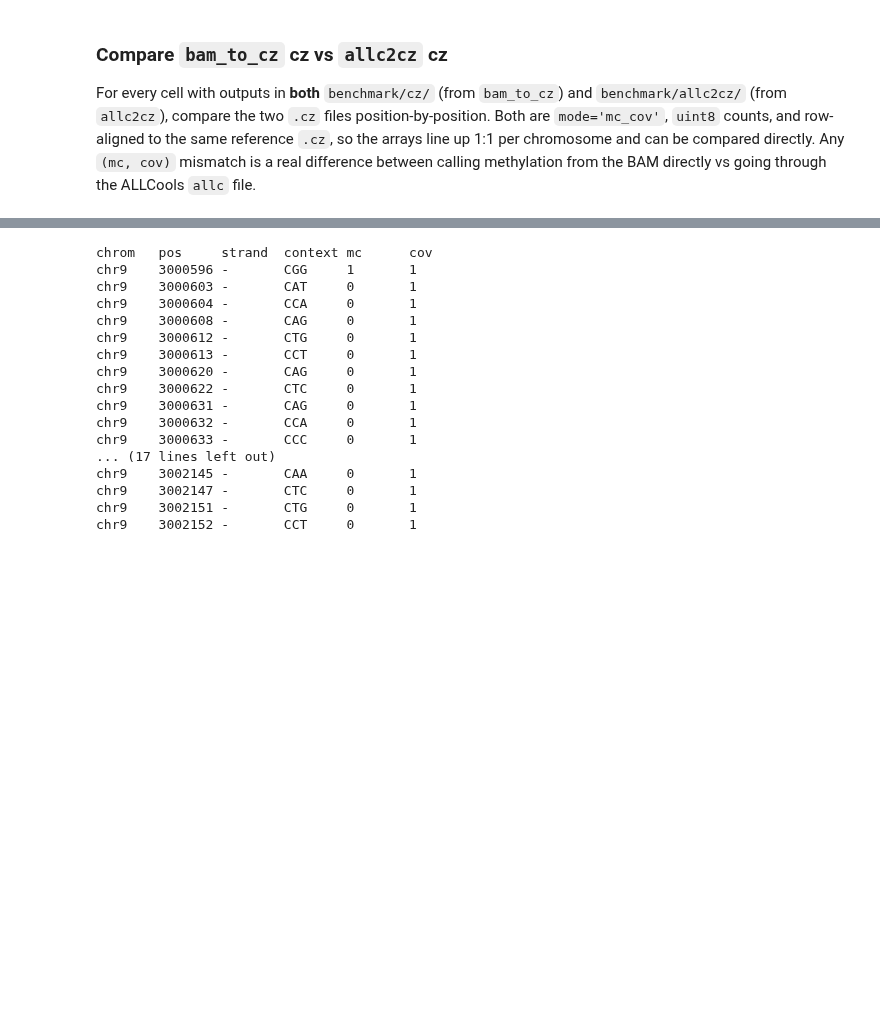
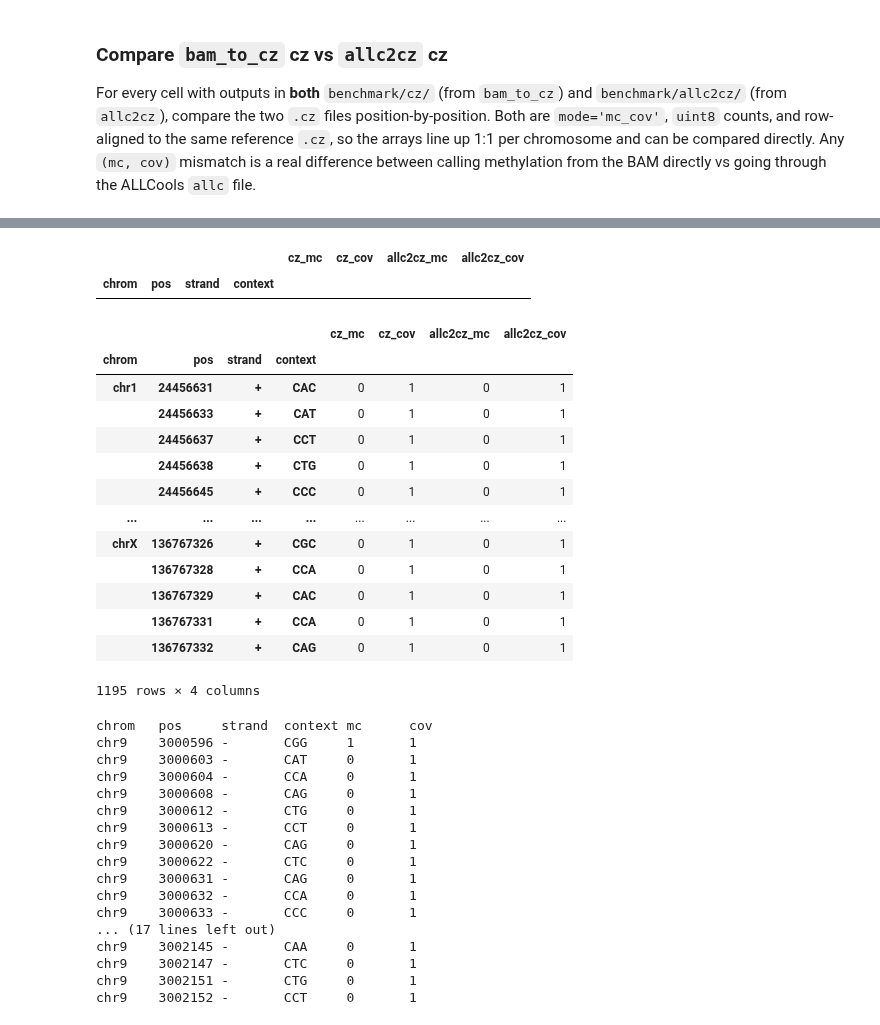
Before and after one commit to DingWB/cytozip, a Jupyter notebook: notebooks/benchmark/benchmark_methylation_calling.ipynb, the cells around one changed output, grey strips where cells are left out. Drawn from its saved outputs; the diff is of its cells as text; code cells hidden in the pictures; blank space fills up the shorter version.

```diff
--- a/notebooks/benchmark/benchmark_methylation_calling.ipynb
+++ b/notebooks/benchmark/benchmark_methylation_calling.ipynb
@@ -954,3 +893,33 @@ comparing 10 cell(s): bam_to_cz vs allc2cz
   total (mc,cov) mismatches : 0  (0%)
+# %%
+from cytozip import Reader
+reader1=Reader("benchmark/cz/UWA7648_CX1819_NAC_1_P13-1-I24-B15.cz")
+df1=reader1.to_df(reference="~/Ref/hg38/hg38_with_chrL.allc.cz")
+df1.rename(columns={'mc':'cz_mc','cov':'cz_cov'},inplace=True)
+reader2=Reader("benchmark/allc2cz/UWA7648_CX1819_NAC_1_P13-1-I24-B15.cz")
+df2=reader2.to_df(reference="~/Ref/hg38/hg38_with_chrL.allc.cz")
+df2.rename(columns={'mc':'allc2cz_mc','cov':'allc2cz_cov'},inplace=True)
+df=pd.concat([df1.set_index(['chrom','pos','strand','context']),df2.set_index(['chrom','pos','strand','context'])],axis=1)
+df.loc[(df.cz_mc != df.allc2cz_mc) | (df.cz_cov != df.allc2cz_cov)]
+# %% [output]
+|  |  |  |  | cz_mc | cz_cov | allc2cz_mc | allc2cz_cov |
+| chrom | pos | strand | context |  |  |  |  |
+# %%
+df
+# %% [output]
+|  |  |  |  | cz_mc | cz_cov | allc2cz_mc | allc2cz_cov |
+| chrom | pos | strand | context |  |  |  |  |
+| chr1 | 24456631 | + | CAC | 0 | 1 | 0 | 1 |
+|  | 24456633 | + | CAT | 0 | 1 | 0 | 1 |
+|  | 24456637 | + | CCT | 0 | 1 | 0 | 1 |
+|  | 24456638 | + | CTG | 0 | 1 | 0 | 1 |
+|  | 24456645 | + | CCC | 0 | 1 | 0 | 1 |
+| ... | ... | ... | ... | ... | ... | ... | ... |
+| chrX | 136767326 | + | CGC | 0 | 1 | 0 | 1 |
+|  | 136767328 | + | CCA | 0 | 1 | 0 | 1 |
+|  | 136767329 | + | CAC | 0 | 1 | 0 | 1 |
+|  | 136767331 | + | CCA | 0 | 1 | 0 | 1 |
+|  | 136767332 | + | CAG | 0 | 1 | 0 | 1 |
+1195 rows × 4 columns
 # %%
 # Query
```
Also changed, not shown: parts of 16 cells of this notebook, 3 other files.
